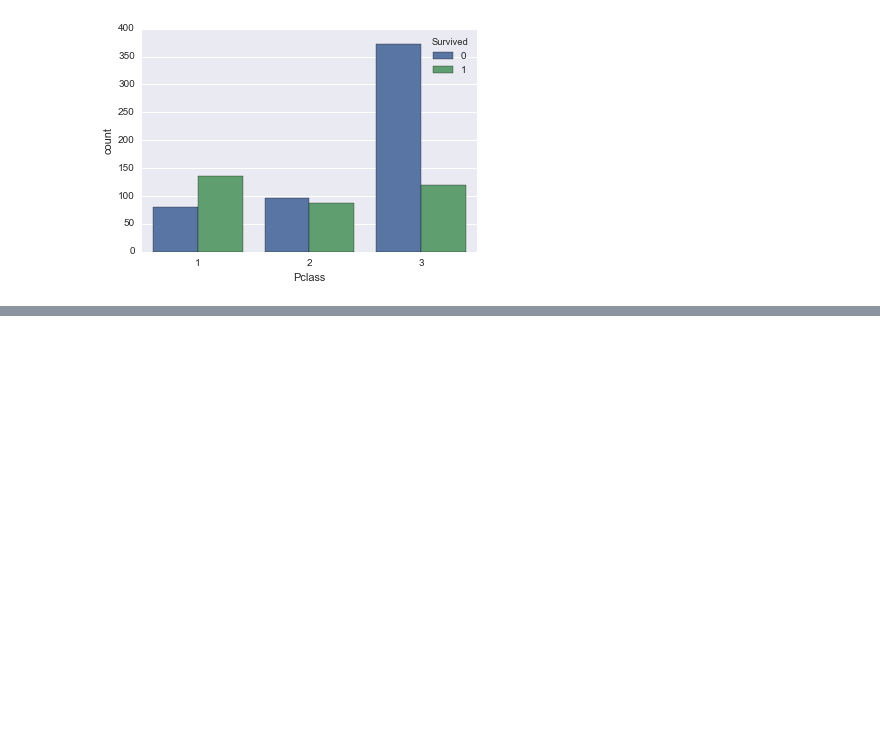
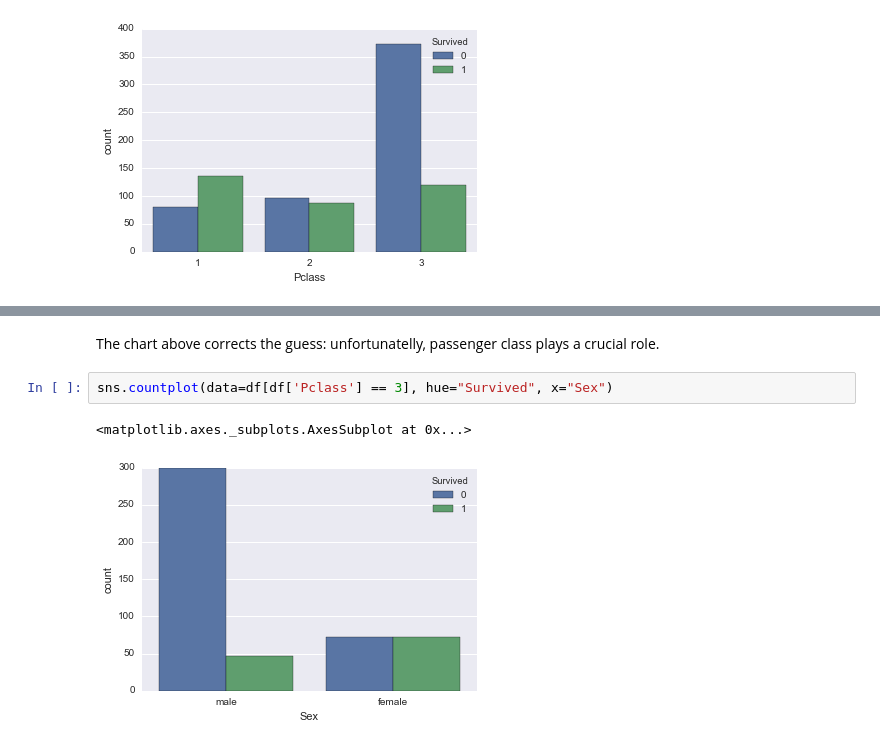
Before and after one commit to muatik/machine-learning-examples, a Jupyter notebook: titanic-data-exploration.ipynb, the cells around one changed output, grey strips where cells are left out. Cells and saved outputs as stored; diff of their text form; blank space fills up the shorter version.

```diff
--- a/titanic-data-exploration.ipynb
+++ b/titanic-data-exploration.ipynb
@@ -137,0 +141,7 @@ pd.get_dummies(df['Embarked'])
+# %% [markdown]
+The chart above corrects the guess: unfortunatelly, passenger class plays a crucial role.
+# %%
+sns.countplot(data=df[df['Pclass'] == 3], hue="Survived", x="Sex")
+# %% [output]
+<matplotlib.axes._subplots.AxesSubplot at 0x...>
+[figure, added]
```
Also changed, not shown: parts of 12 cells of this notebook, 5 other files.
